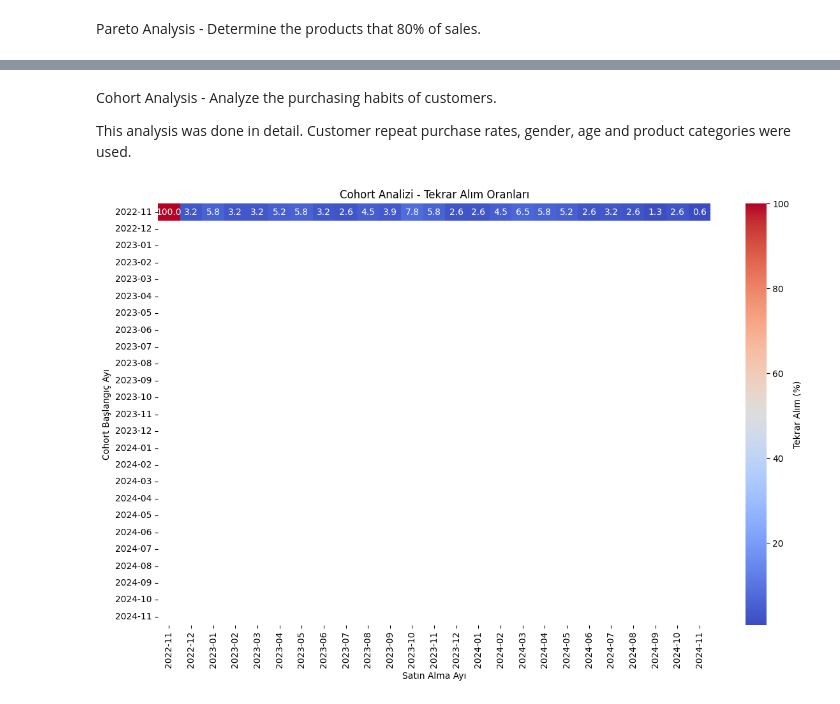
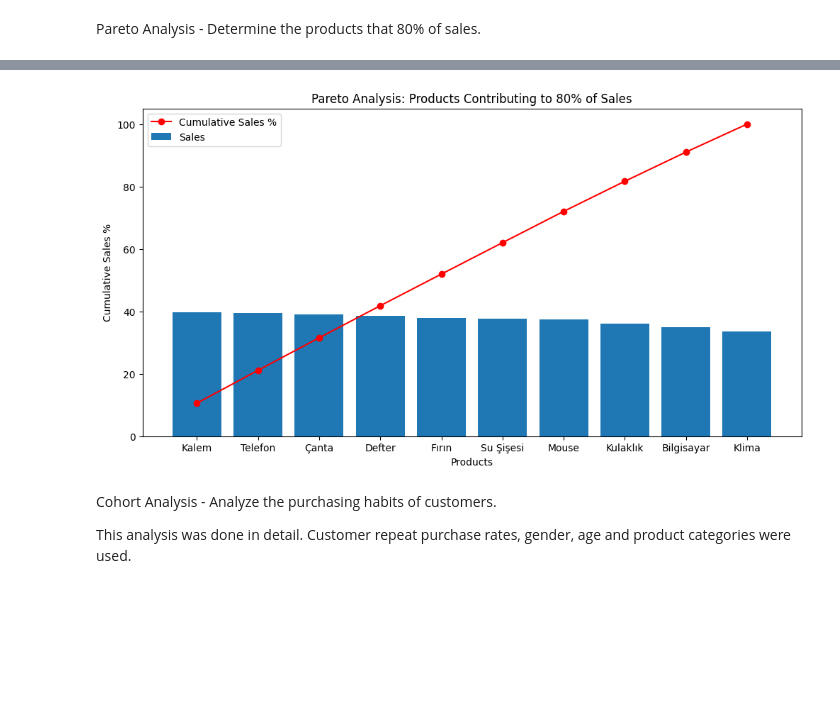
Before and after one commit to Aleynaunver/Data-Analysis-and-Manipulation, a Jupyter notebook: main.ipynb, the cells around one changed output, grey strips where cells are left out. Cells and saved outputs as stored; diff of their text form; code cells hidden in the pictures; blank space fills up the shorter version.

```diff
--- a/main.ipynb
+++ b/main.ipynb
@@ -924,7 +1136,3 @@ for category in categories:
 TASK 5 - EXTRA
 # %% [markdown]
 Pareto Analysis - Determine the products that 80% of sales.
-# %%
-#Total sales by product name
-product_sales = sales_data.groupby(["ürün_adi"])["toplam_satis"].sum().sort_values(ascending=False)
-product_sales
@@ -944,7 +1139,14 @@ Name: toplam_satis, dtype: float64
 # %%
-#Total sales percentage
+def pareto_analysis(data, product_column, sales_column, threshold):
 
-#Since Pareto analysis is performed in this section, cumulative total should be used.
-#Products that contribute more are collected from the beginning and the percentage reached by sales is visible thanks to the cumulative total.
-cumulative_sales_percentage = ( product_sales.cumsum() / product_sales.sum() ) * 100
-cumulative_sales_percentage
+    #Total sales by product name
+    product_sales = data.groupby(product_column)[sales_column].sum().sort_values(ascending=False)
+
+    #Since Pareto analysis is performed in this section, cumulative total should be used.
+    #Products that contribute more are collected from the beginning and the percentage reached by sales is visible thanks to the cumulative total.
+    cumulative_sales_percentage = (product_sales.cumsum() / product_sales.sum()) * 100
+
+    #Filter products that reach the threshold
+    pareto_products = product_sales[cumulative_sales_percentage <= threshold]
+
+    return product_sales, pareto_products, cumulative_sales_percentage
@@ -964,7 +1152,0 @@ Name: toplam_satis, dtype: float64
-# %%
-pareto_analysis = product_sales[cumulative_sales_percentage <= 80]
-
-
-#Products and numbers that account for 80% of sales
-print(f"Satışların %80'ini oluşturan ürün sayısı: {len(pareto_analysis)}")
-print(pareto_analysis)
@@ -981,0 +1153,3 @@ Name: toplam_satis, dtype: float64
+# %%
+#Perform pareto analysis function
+product_sales, pareto_products, cumulative_sales_percentage = pareto_analysis(sales_data, "ürün_adi", "toplam_satis", 80)
@@ -1004,31 +1204,11 @@ plt.show()
+# %%
+#Plot the Pareto chart
+pareto_plot(product_sales, cumulative_sales_percentage, 100000)  #Scale adjustment was made to make the graph more clearly visible.
+
+#The detailed comments of the results of this graph is written in the report.
+# %% [output]
+[figure, added]
 # %% [markdown]
 Cohort Analysis - Analyze the purchasing habits of customers.
 
 This analysis was done in detail. Customer repeat purchase rates, gender, age and product categories were used.
-# %%
-# Müşterilerin ilk satın alma tarihlerini bulma
-sales_data["tarih"] = pd.to_datetime(sales_data["tarih"])
-sales_data["ilk_satin_alma"] = sales_data.groupby("musteri_id")["tarih"].transform("min")
-
-# Cohort ayları oluşturma
-sales_data["cohort_ay"] = sales_data["ilk_satin_alma"].dt.to_period("M")
-sales_data["satinalma_ay"] = sales_data["tarih"].dt.to_period("M")
-
-# Cohort tablosunu oluşturma
-cohort_data = sales_data.groupby(["cohort_ay", "satinalma_ay"])["musteri_id"].nunique().unstack()
-
-# Yüzdesel cohort analizi
-cohort_percentage = cohort_data.divide(cohort_data.iloc[:, 0], axis=0) * 100
-
-# Cohort grafiği
-plt.figure(figsize=(12, 8))
-sns.heatmap(
-    cohort_percentage, annot=True, fmt=".1f", cmap="coolwarm", cbar_kws={"label": "Tekrar Alım (%)"}
-)
-plt.title("Cohort Analizi - Tekrar Alım Oranları")
-plt.xlabel("Satın Alma Ayı")
-plt.ylabel("Cohort Başlangıç Ayı")
-plt.tight_layout()
-plt.show()
-# %% [output]
-[figure, removed]
```
Also changed, not shown: parts of 110 cells of this notebook.
